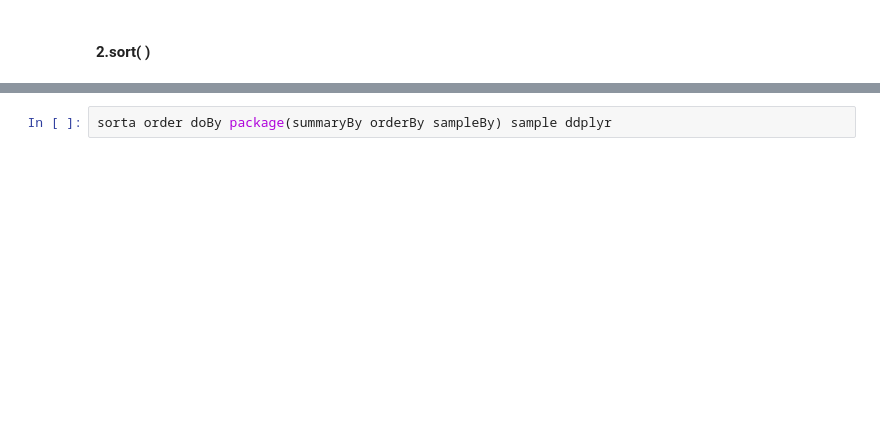
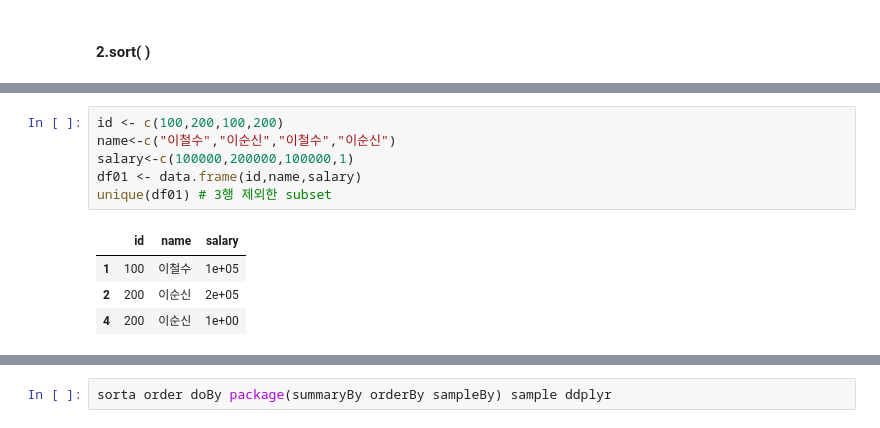
Before and after one commit to tommylee8939/TIL, a Jupyter notebook: R/R_정리/R10 ; data.frame functions-2.ipynb, the cells around one changed output, grey strips where cells are left out. Cells and saved outputs as stored; diff of their text form; blank space fills up the shorter version.

```diff
--- a/R/R_정리/R10 ; data.frame functions-2.ipynb
+++ b/R/R_정리/R10 ; data.frame functions-2.ipynb
@@ -51,0 +191,11 @@ sort(iris$Sepal.Length)
+# %%
+id <- c(100,200,100,200)
+name<-c("이철수","이순신","이철수","이순신")
+salary<-c(100000,200000,100000,1)
+df01 <- data.frame(id,name,salary)
+unique(df01) # 3행 제외한 subset
+# %% [output]
+|  | id | name | salary |
+| 1 | 100 | 이철수 | 1e+05 |
+| 2 | 200 | 이순신 | 2e+05 |
+| 4 | 200 | 이순신 | 1e+00 |
```
Also changed, not shown: parts of 24 cells of this notebook.
